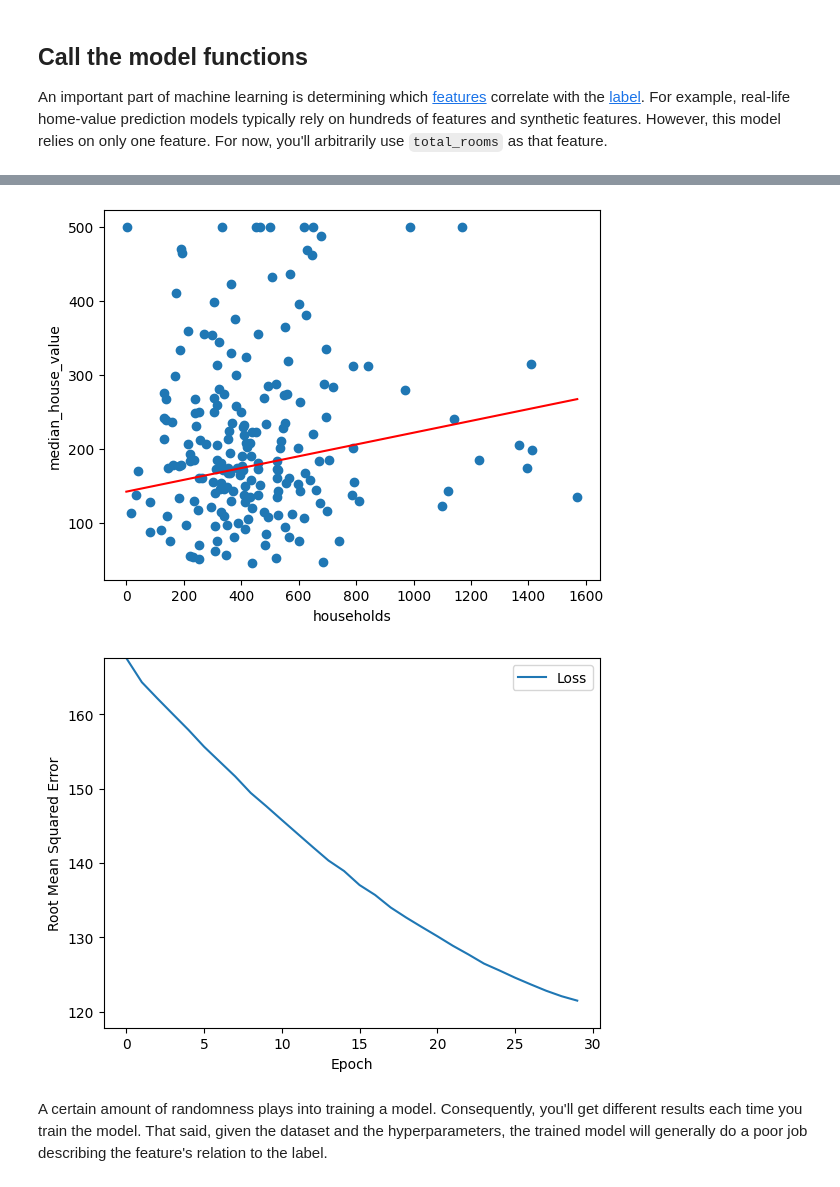
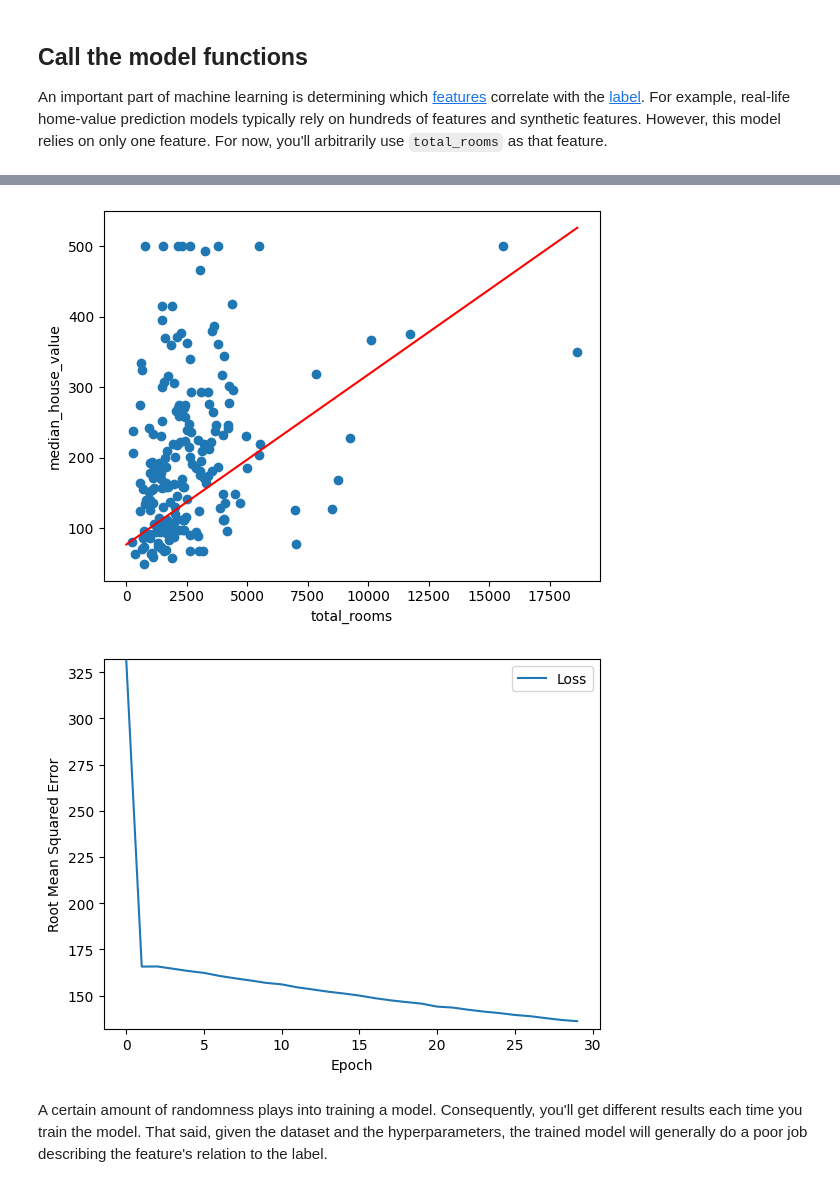
Before and after one commit to JhonHendricksBautista/CPE313_Bautista-Jhon, a Jupyter notebook: HOA_1_Using_Tensorflow_with_a_Real_Dataset_(with_solutions).ipynb, the cells around one changed output, grey strips where cells are left out. Saved outputs shown, nothing was run; the diff lists cells and outputs as text; code cells hidden in the pictures.

```diff
--- a/HOA_1_Using_Tensorflow_with_a_Real_Dataset_(with_solutions).ipynb
+++ b/HOA_1_Using_Tensorflow_with_a_Real_Dataset_(with_solutions).ipynb
@@ -181,13 +230,9 @@ def build_model(my_learning_rate):
   # is a single node in a single layer.
 
     # Input layer and first hidden layer
-  model.add(tf.keras.layers.Dense(units=64, input_shape=(1,), activation='relu'))
+  model.add(tf.keras.layers.Dense(units=1, input_shape=(1,)))
     # Hidden layers
-  model.add(tf.keras.layers.Dense(units=16, activation='relu'))
-  model.add(tf.keras.layers.Dense(units=64, activation='relu'))
-  model.add(tf.keras.layers.Dense(units=16, activation='relu'))
-    # Output layer
-  model.add(tf.keras.layers.Dense(units=1, activation='linear'))
+
   # Compile the model topography into code that TensorFlow can efficiently
   # execute. Configure training to minimize the model's mean squared error.
   model.compile(optimizer=tf.keras.optimizers.Adamax(learning_rate=my_learning_rate),
@@ -208,8 +253,8 @@ def train_model(model, df, feature, label, epochs, batch_size):
                       epochs=epochs)
 
   # Gather the trained model's weight and bias.
-  trained_weight = model.get_weights()[0]
-  trained_bias = model.get_weights()[1]
+  trained_weight = model.get_weights()[0][0][0]
+  trained_bias = model.get_weights()[1][0]
 
   # The list of epochs is stored separately from the rest of history.
   epochs = history.epoch
@@ -287,7 +334,7 @@ epochs = 30
 batch_size = 30
 
 # Specify the feature and the label.
-my_feature = "households"  # the total number of rooms on a specific city block.
+my_feature = "total_rooms"  # the total number of rooms on a specific city block.
 my_label="median_house_value" # the median value of a house on a specific city block.
 # That is, you're going to create a model that predicts house value based
 # solely on total_rooms.
@@ -329,5 +375,5 @@ The learned bias for your model is 141.9152
-[figure, old version]
+[figure, new version]
-[figure, old version]
+[figure, new version]
 # %% [markdown]
 A certain amount of randomness plays into training a model. Consequently, you'll get different results each time you train the model. That said, given the dataset and the hyperparameters, the trained model will generally do a poor job describing the feature's relation to the label.
 # %% [markdown]
```
Also changed, not shown: parts of 22 cells of this notebook.
